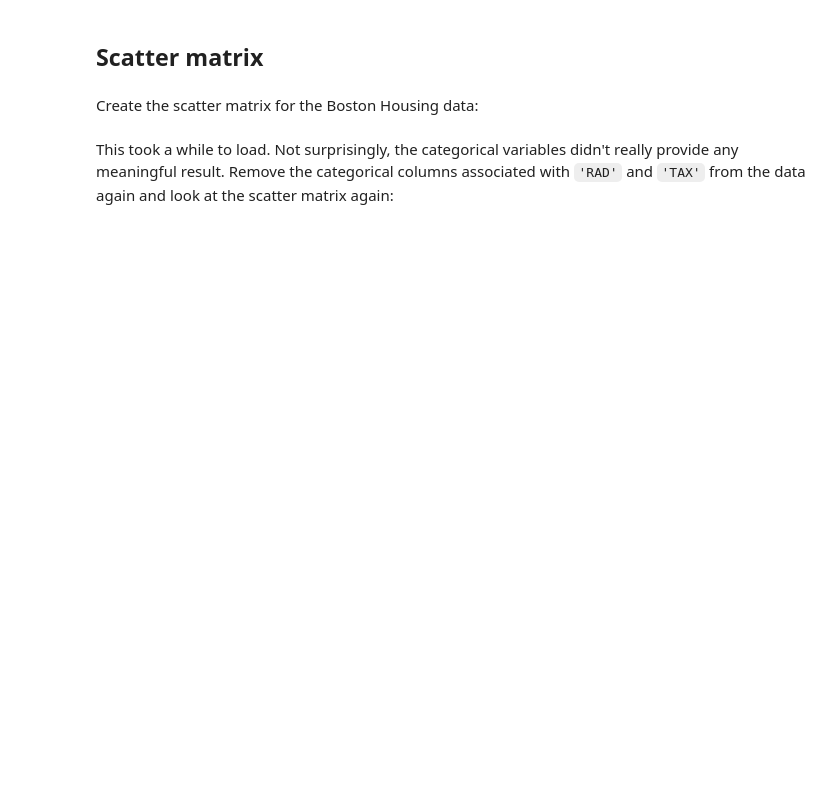
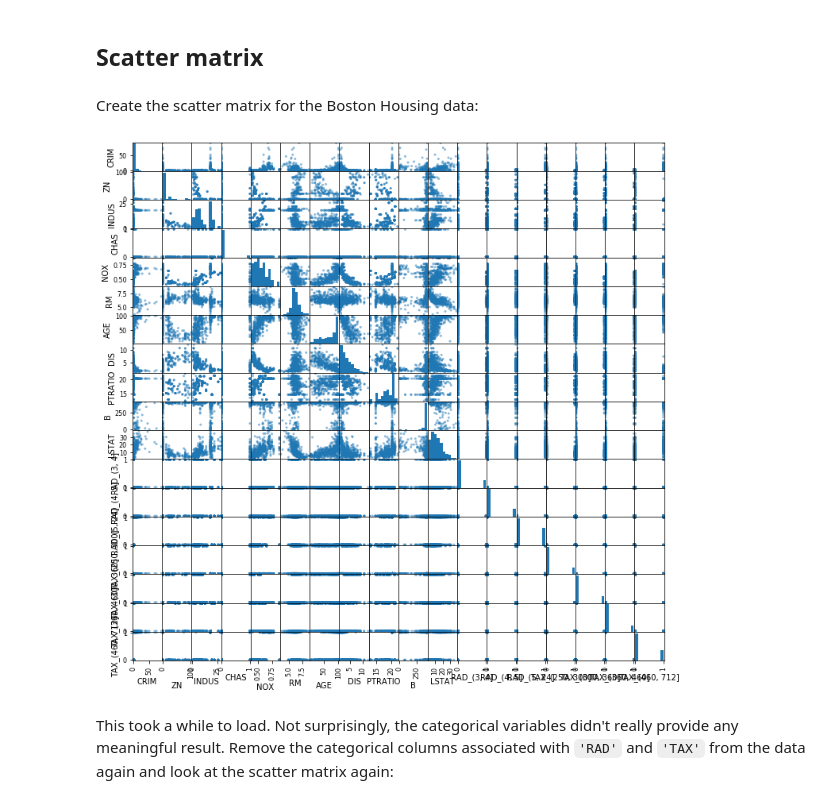
Before and after one commit to learn-co-curriculum/dsc-multicollinearity-of-features-lab, a Jupyter notebook: index.ipynb, the cells around one changed output. Saved outputs shown, nothing was run; the diff lists cells and outputs as text; code cells hidden in the pictures; blank space fills up the shorter version.

Commit message:
add solution back

```diff
--- a/index.ipynb
+++ b/index.ipynb
@@ -38,0 +42,27 @@ boston_features.head()
+# %%
+# __SOLUTION__
+import pandas as pd
+import matplotlib.pyplot as plt
+%matplotlib inline
+from sklearn.datasets import load_boston
+boston = load_boston()
+
+boston_features = pd.DataFrame(boston.data, columns = boston.feature_names)
+
+# First, create bins for RAD based on the values observed. 5 values will result in 4 bins
+bins = [0, 3, 4 , 5, 24]
+bins_rad = pd.cut(boston_features['RAD'], bins)
+bins_rad = bins_rad.cat.as_unordered()
+
+# First, create bins for TAX based on the values observed. 6 values will result in 5 bins
+bins = [0, 250, 300, 360, 460, 712]
+bins_tax = pd.cut(boston_features['TAX'], bins)
+bins_tax = bins_tax.cat.as_unordered()
+
+tax_dummy = pd.get_dummies(bins_tax, prefix="TAX", drop_first=True)
+rad_dummy = pd.get_dummies(bins_rad, prefix="RAD", drop_first=True)
+boston_features = boston_features.drop(["RAD","TAX"], axis=1)
+boston_features = pd.concat([boston_features, rad_dummy, tax_dummy], axis=1)
+
+# Inspect the data
+boston_features.head()
@@ -40,5 +77,10 @@ boston_features.head()
 ## Scatter matrix
 # %% [markdown]
 Create the scatter matrix for the Boston Housing data:
+# %%
+# __SOLUTION__
+pd.plotting.scatter_matrix(boston_features, figsize=[12, 12]);
+# %% [output]
+[figure, added]
 # %% [markdown]
 This took a while to load. Not surprisingly, the categorical variables didn't really provide any meaningful result. Remove the categorical columns associated with `'RAD'` and `'TAX'` from the data again and look at the scatter matrix again:
```
Also changed, not shown: parts of 9 cells of this notebook.
